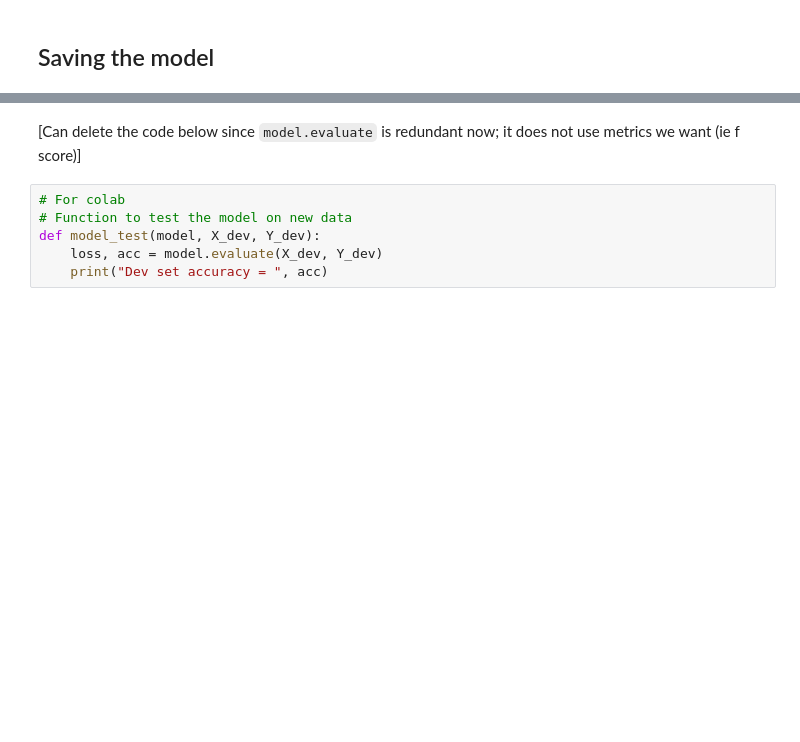
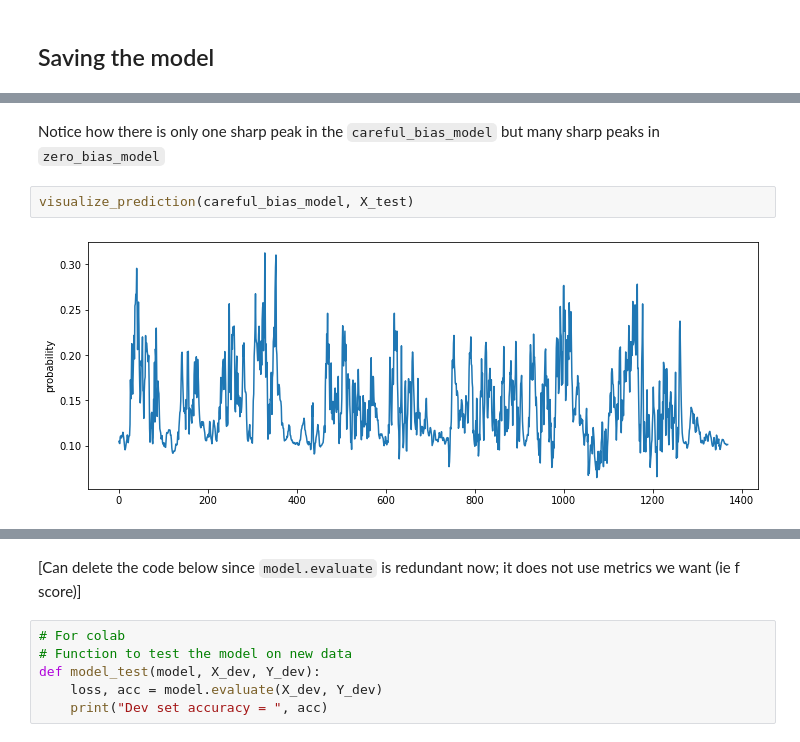
Before and after one commit to ybchen97/filler_detection, a Jupyter notebook: model.ipynb, the cells around one changed output, grey strips where cells are left out. Cells and saved outputs as stored; diff of their text form; blank space fills up the shorter version.

```diff
--- a/model.ipynb
+++ b/model.ipynb
@@ -369,0 +388,6 @@ model.save(REPO_DIRECTORY + "new_trained_model.h5")
+# %% [markdown]
+Notice how there is only one sharp peak in the `careful_bias_model` but many sharp peaks in `zero_bias_model`
+# %%
+visualize_prediction(careful_bias_model, X_test)
+# %% [output]
+[figure, added]
```
Also changed, not shown: parts of 40 cells of this notebook.
